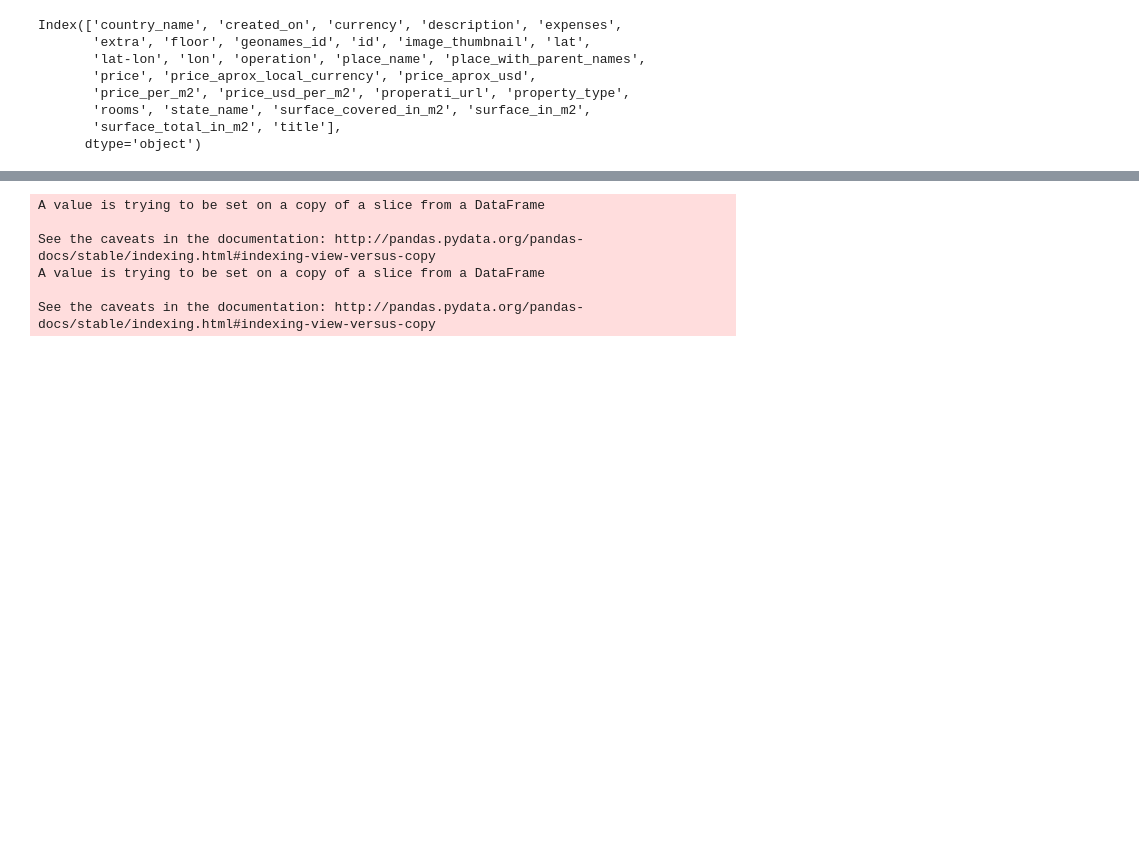
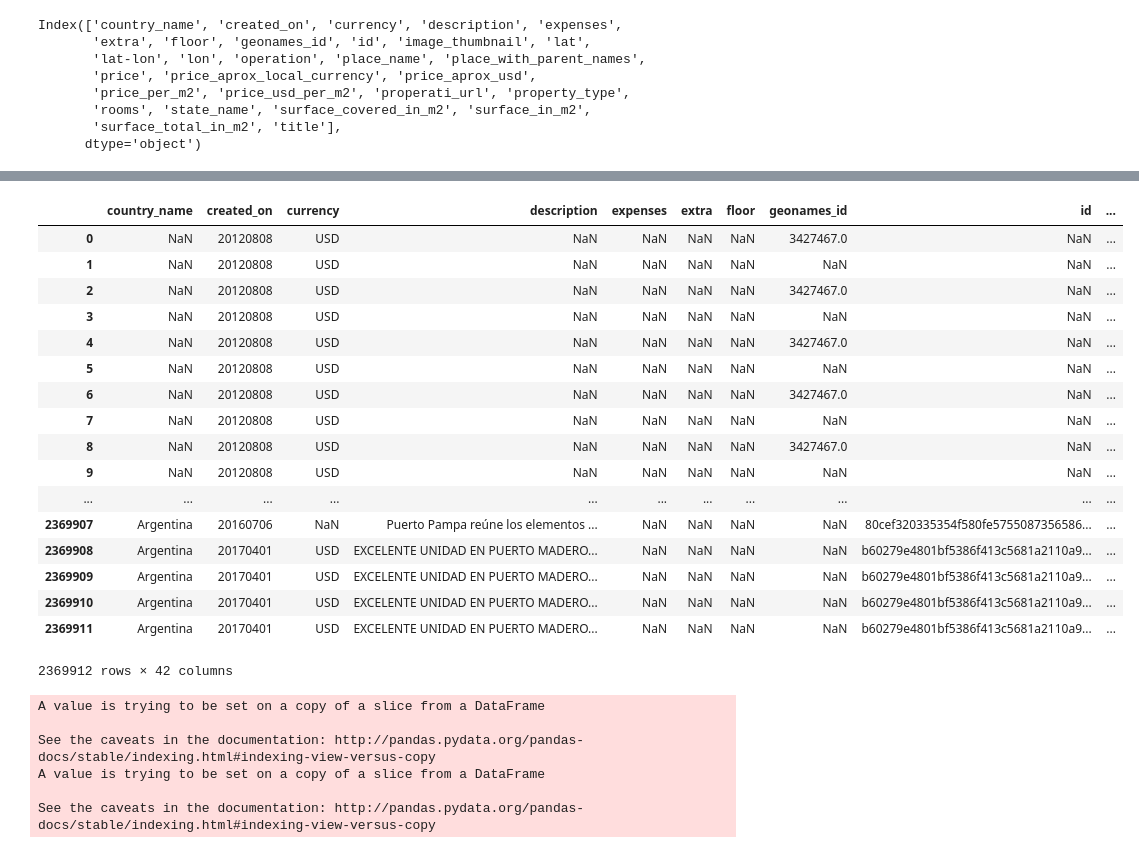
Before and after one commit to guidoAlbarello/Datos20172do, a Jupyter notebook: PrediccionPrecios.ipynb, the cells around one changed output, grey strips where cells are left out. Drawn from its saved outputs; the diff is of its cells as text; code cells hidden in the pictures; blank space fills up the shorter version.

```diff
--- a/PrediccionPrecios.ipynb
+++ b/PrediccionPrecios.ipynb
@@ -84,3 +85,6 @@ def getInfoFromDescription(df):
 def getPrecioPorMetroCuadradoPorZona(df,df2, columna):
     df.drop('price_usd_per_m2', axis=1, inplace=True)
     return pd.merge(df, df2, on=columna)
+# %%
+def getPrecioPorZonaTiempo(df,df2, columna):
+    return pd.merge(df, df2, on=[columna, 'created_on'])
@@ -87,3 +115,36 @@ def getPrecioPorMetroCuadradoPorZona(df,df2, columna):
+# %%
+def getYearMonth(x):
+    try:
+        month = str(datetime.datetime.strptime(str(x) , "%Y%m%d").month)
+        year = str(datetime.datetime.strptime(str(x) , "%Y%m%d").year)
+    except ValueError:
+        month = str(datetime.datetime.strptime(str(x) , "%Y-%m-%d").month)
+        year = str(datetime.datetime.strptime(str(x) , "%Y-%m-%d").year)
+    return year + month
+
+def getPrecioHistoricoZona(df, historicoPorZona12, historicoPorZona13, historicoPorZona14, historicoPorZona15, historicoPorZona16, historicoPorZona17):
+    df['mesPorAño'] = df['created_on'].map(getYearMonth)
+    df['mes'] = df['created_on'].map(getMonth)
+    df = pd.merge(df, historicoPorZona12, on=[columna, 'mes'], how = 'left')
+    df = pd.merge(df, historicoPorZona13, on=[columna, 'mes'], how = 'left')
+    df = pd.merge(df, historicoPorZona14, on=[columna, 'mes'], how = 'left')
+    df = pd.merge(df, historicoPorZona15, on=[columna, 'mes'], how = 'left')
+    df = pd.merge(df, historicoPorZona16, on=[columna, 'mes'], how = 'left')
+    return pd.merge(df, historicoPorZona17, on=[columna, 'mes'], how = 'left')
+# %%
+def getMonth(x):
+    try:
+        month = str(datetime.datetime.strptime(str(x) , "%Y%m%d").month)
+    except ValueError:
+        month = str(datetime.datetime.strptime(str(x) , "%Y-%m-%d").month)
+    return month
+# %%
+def getMonth_e(x):
+    try:
+        month = str(datetime.datetime.strptime(str(x) , "%Y%m").month)
+    except ValueError:
+        month = str(datetime.datetime.strptime(str(x) , "%Y-%m").month)
+    return month
 # %%
 def getPrecioPorZona(df,df2, columna):
     return pd.merge(df, df2, on=columna)
@@ -200,3 +339,24 @@ dsSell = getPrecioPorMetroCuadradoPorZona(dsSell, dfMetrosCuadradosPorZona, colu
+# %%
+dsSell
+# %% [output]
+|  | country_name | created_on | currency | description | expenses | extra | floor | geonames_id | id | ... |
+| 0 | NaN | 20120808 | USD | NaN | NaN | NaN | NaN | 3427467.0 | NaN | ... |
+| 1 | NaN | 20120808 | USD | NaN | NaN | NaN | NaN | NaN | NaN | ... |
+| 2 | NaN | 20120808 | USD | NaN | NaN | NaN | NaN | 3427467.0 | NaN | ... |
+| 3 | NaN | 20120808 | USD | NaN | NaN | NaN | NaN | NaN | NaN | ... |
+| 4 | NaN | 20120808 | USD | NaN | NaN | NaN | NaN | 3427467.0 | NaN | ... |
+| 5 | NaN | 20120808 | USD | NaN | NaN | NaN | NaN | NaN | NaN | ... |
+| 6 | NaN | 20120808 | USD | NaN | NaN | NaN | NaN | 3427467.0 | NaN | ... |
+| 7 | NaN | 20120808 | USD | NaN | NaN | NaN | NaN | NaN | NaN | ... |
+| 8 | NaN | 20120808 | USD | NaN | NaN | NaN | NaN | 3427467.0 | NaN | ... |
+| 9 | NaN | 20120808 | USD | NaN | NaN | NaN | NaN | NaN | NaN | ... |
+| ... | ... | ... | ... | ... | ... | ... | ... | ... | ... | ... |
+| 2369907 | Argentina | 20160706 | NaN | Puerto Pampa reúne los elementos ... | NaN | NaN | NaN | NaN | 80cef320335354f580fe5755087356586... | ... |
+| 2369908 | Argentina | 20170401 | USD | EXCELENTE UNIDAD EN PUERTO MADERO... | NaN | NaN | NaN | NaN | b60279e4801bf5386f413c5681a2110a9... | ... |
+| 2369909 | Argentina | 20170401 | USD | EXCELENTE UNIDAD EN PUERTO MADERO... | NaN | NaN | NaN | NaN | b60279e4801bf5386f413c5681a2110a9... | ... |
+| 2369910 | Argentina | 20170401 | USD | EXCELENTE UNIDAD EN PUERTO MADERO... | NaN | NaN | NaN | NaN | b60279e4801bf5386f413c5681a2110a9... | ... |
+| 2369911 | Argentina | 20170401 | USD | EXCELENTE UNIDAD EN PUERTO MADERO... | NaN | NaN | NaN | NaN | b60279e4801bf5386f413c5681a2110a9... | ... |
+2369912 rows × 42 columns
 # %%
 dsSell.created_on = dsSell.created_on.astype(float)
 # %%
```
Also changed, not shown: parts of 26 cells of this notebook.
